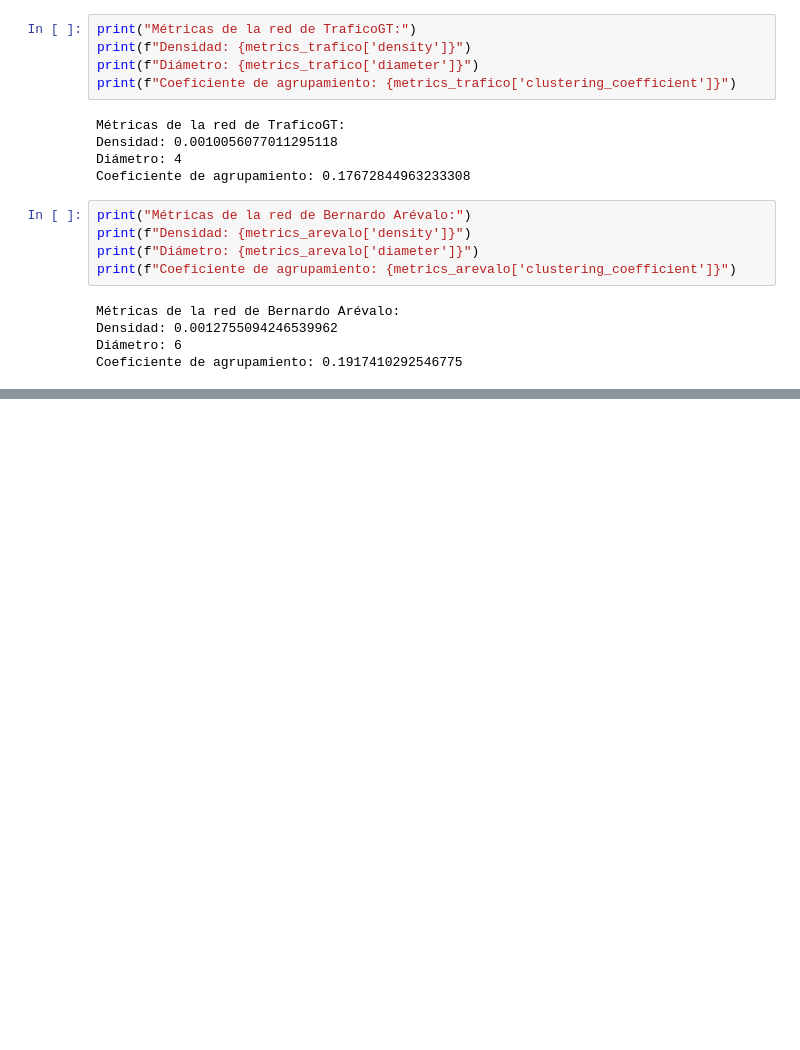
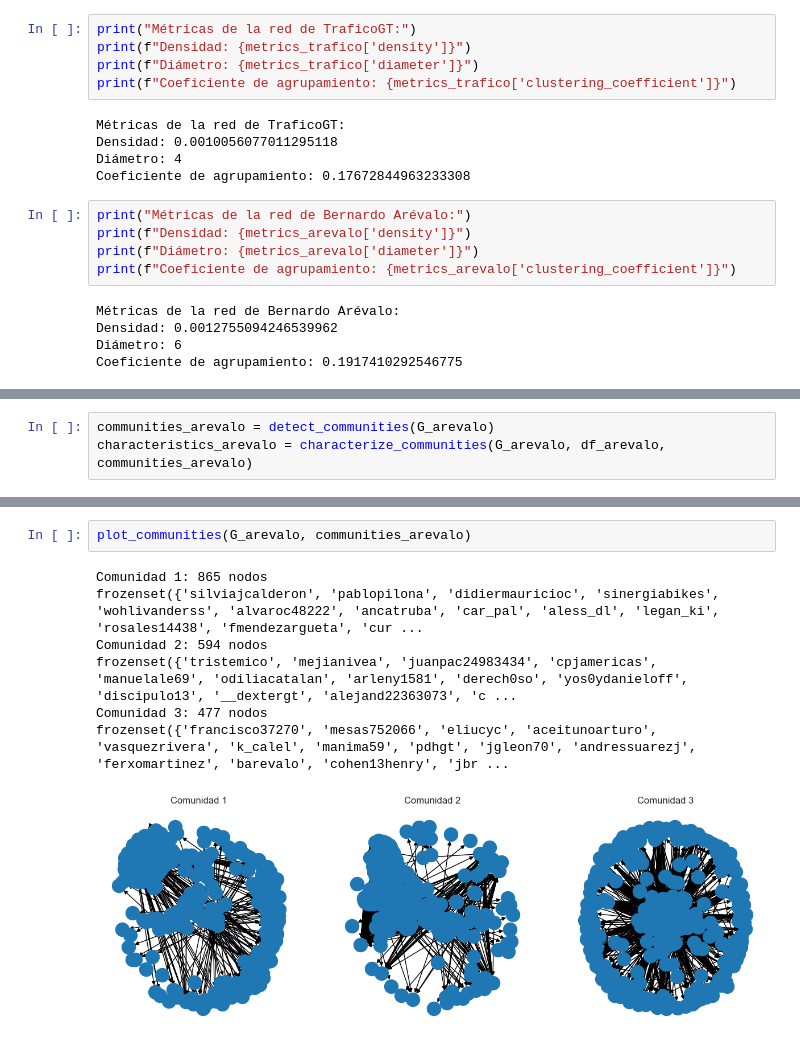
Before and after one commit to FranzCastillo/Social-Network-Analysis, a Jupyter notebook: src/analysis.ipynb, the cells around one changed output, grey strips where cells are left out. Saved outputs shown, nothing was run; the diff lists cells and outputs as text; blank space fills up the shorter version.

```diff
--- a/src/analysis.ipynb
+++ b/src/analysis.ipynb
@@ -454,0 +511,3 @@ Coeficiente de agrupamiento: 0.1917410292546775
+# %%
+communities_arevalo = detect_communities(G_arevalo)
+characteristics_arevalo = characterize_communities(G_arevalo, df_arevalo, communities_arevalo)
@@ -454,0 +546,10 @@ Coeficiente de agrupamiento: 0.1917410292546775
+# %%
+plot_communities(G_arevalo, communities_arevalo)
+# %% [output]
+Comunidad 1: 865 nodos
+frozenset({'silviajcalderon', 'pablopilona', 'didiermauricioc', 'sinergiabikes', 'wohlivanderss', 'alvaroc48222', 'ancatruba', 'car_pal', 'aless_dl', 'legan_ki', 'rosales14438', 'fmendezargueta', 'cur ...
+Comunidad 2: 594 nodos
+frozenset({'tristemico', 'mejianivea', 'juanpac24983434', 'cpjamericas', 'manuelale69', 'odiliacatalan', 'arleny1581', 'derech0so', 'yos0ydanieloff', 'discipulo13', '__dextergt', 'alejand22363073', 'c ...
+Comunidad 3: 477 nodos
+frozenset({'francisco37270', 'mesas752066', 'eliucyc', 'aceitunoarturo', 'vasquezrivera', 'k_calel', 'manima59', 'pdhgt', 'jgleon70', 'andressuarezj', 'ferxomartinez', 'barevalo', 'cohen13henry', 'jbr ...
+[figure, added]
```
Also changed, not shown: parts of 12 cells of this notebook.
